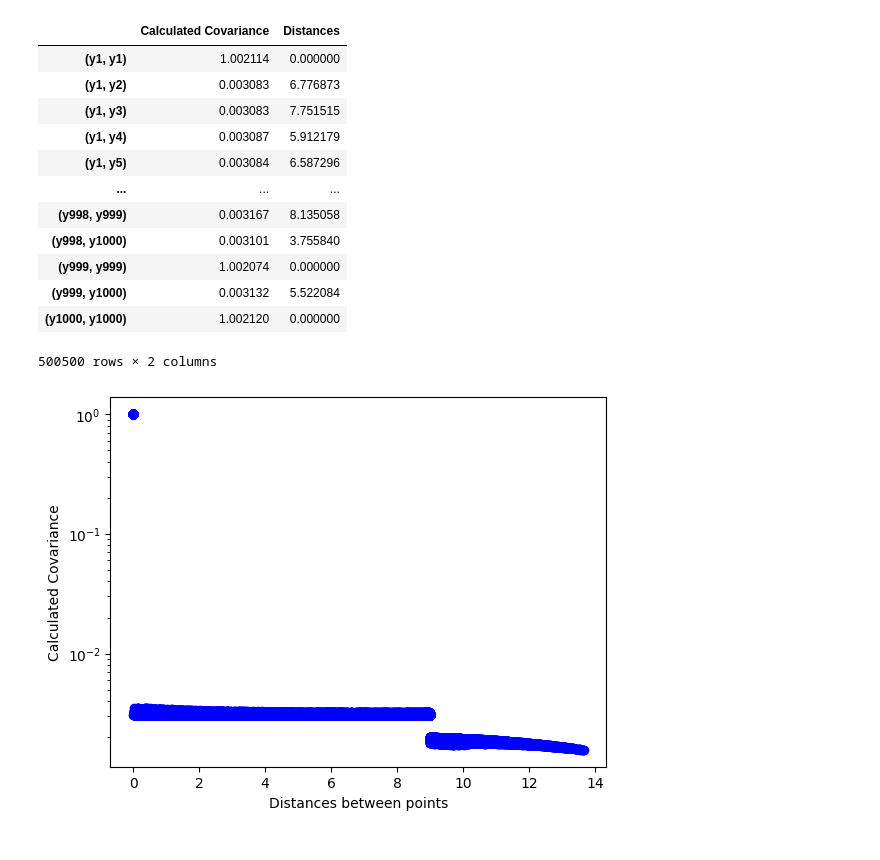
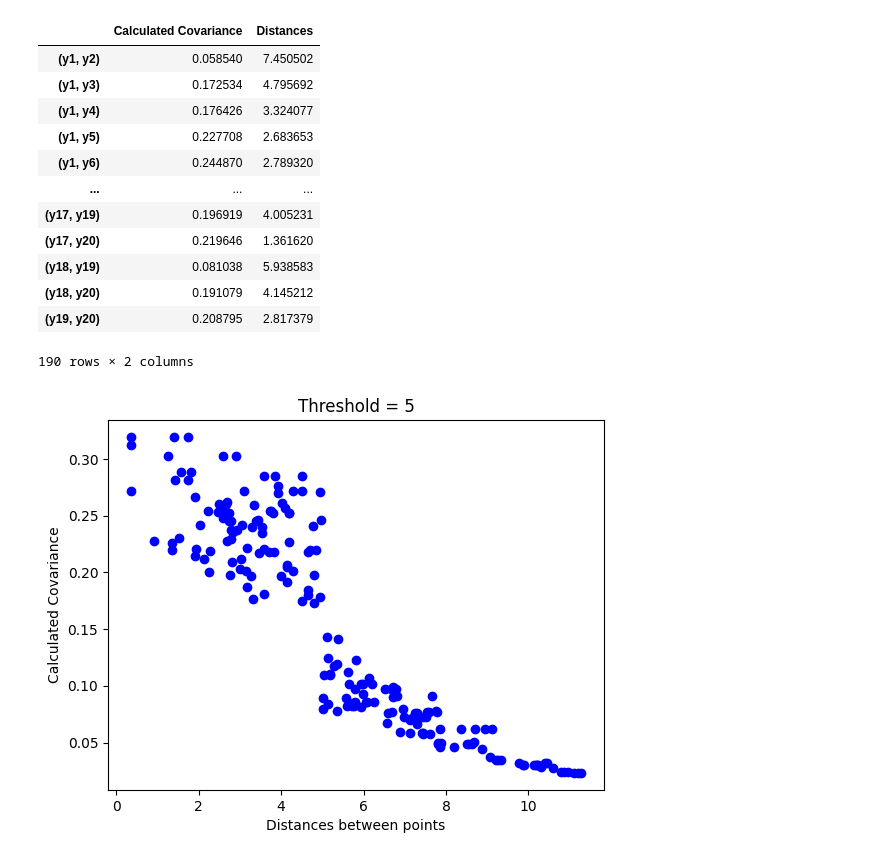
Before and after one commit to 272-burger/Covariance-Modeling, a Jupyter notebook: RA-SARplotting.ipynb, the cells around one changed output. Drawn from its saved outputs; the diff is of its cells as text; code cells hidden in the pictures.

Commit message:
delete (i,i) pairs

```diff
--- a/RA-SARplotting.ipynb
+++ b/RA-SARplotting.ipynb
@@ -22,7 +22,7 @@ def make_coords(N_points, xm, xM, ym, yM):
     return coords
 # %%
 # make coordinates
-N = 1000
+N = 20
 coords = make_coords(N, 0, 10, 0, 10)
 # %%
 # calculate inverse matrix A
@@ -59,8 +59,8 @@ def get_A(coords, N, thres, rho):
 # %%
 # simulation
 # set up parameters
-n = 10000
-threshold = 9
+n = 1000
+threshold = 5
 rho = 0.5
 
 # calculate invertible matrix A
@@ -179,5 +187,6 @@ distances
 # %%
-column_pairs = list(combinations_with_replacement(col_names, 2))
+# make it into one dataframe of calculated covariance & distances
+column_pairs = list(combinations(col_names, 2))
 
 cov_pairs = [(cov_model[yi][yj]) for yi, yj in column_pairs]
 dis_pairs = [(distances[yi][yj]) for yi, yj in column_pairs]
@@ -186,23 +195,25 @@ data = pd.DataFrame({'Calculated Covariance':cov_pairs, 'Distances': dis_pairs},
 data
 # %% [output]
 |  | Calculated Covariance | Distances |
-| (y1, y1) | 1.002114 | 0.000000 |
-| (y1, y2) | 0.003083 | 6.776873 |
-| (y1, y3) | 0.003083 | 7.751515 |
-| (y1, y4) | 0.003087 | 5.912179 |
-| (y1, y5) | 0.003084 | 6.587296 |
+| (y1, y2) | 0.058540 | 7.450502 |
+| (y1, y3) | 0.172534 | 4.795692 |
+| (y1, y4) | 0.176426 | 3.324077 |
+| (y1, y5) | 0.227708 | 2.683653 |
+| (y1, y6) | 0.244870 | 2.789320 |
 | ... | ... | ... |
-| (y998, y999) | 0.003167 | 8.135058 |
-| (y998, y1000) | 0.003101 | 3.755840 |
-| (y999, y999) | 1.002074 | 0.000000 |
-| (y999, y1000) | 0.003132 | 5.522084 |
-| (y1000, y1000) | 1.002120 | 0.000000 |
+| (y17, y19) | 0.196919 | 4.005231 |
+| (y17, y20) | 0.219646 | 1.361620 |
+| (y18, y19) | 0.081038 | 5.938583 |
+| (y18, y20) | 0.191079 | 4.145212 |
+| (y19, y20) | 0.208795 | 2.817379 |
-500500 rows × 2 columns
+190 rows × 2 columns
 # %%
-plt.scatter( data['Distances'], data['Calculated Covariance'], c='blue')
-plt.yscale('log')
+# plotting
+plt.scatter(data['Distances'], data['Calculated Covariance'], c='blue')
+# plt.yscale('log')
 plt.ylabel('Calculated Covariance')
 plt.xlabel('Distances between points')
+plt.title('Threshold = ' + str(threshold))
 plt.show()
 # %% [output]
-[figure, old version]
+[figure, new version]
```
Also changed, not shown: parts of 5 cells of this notebook.
